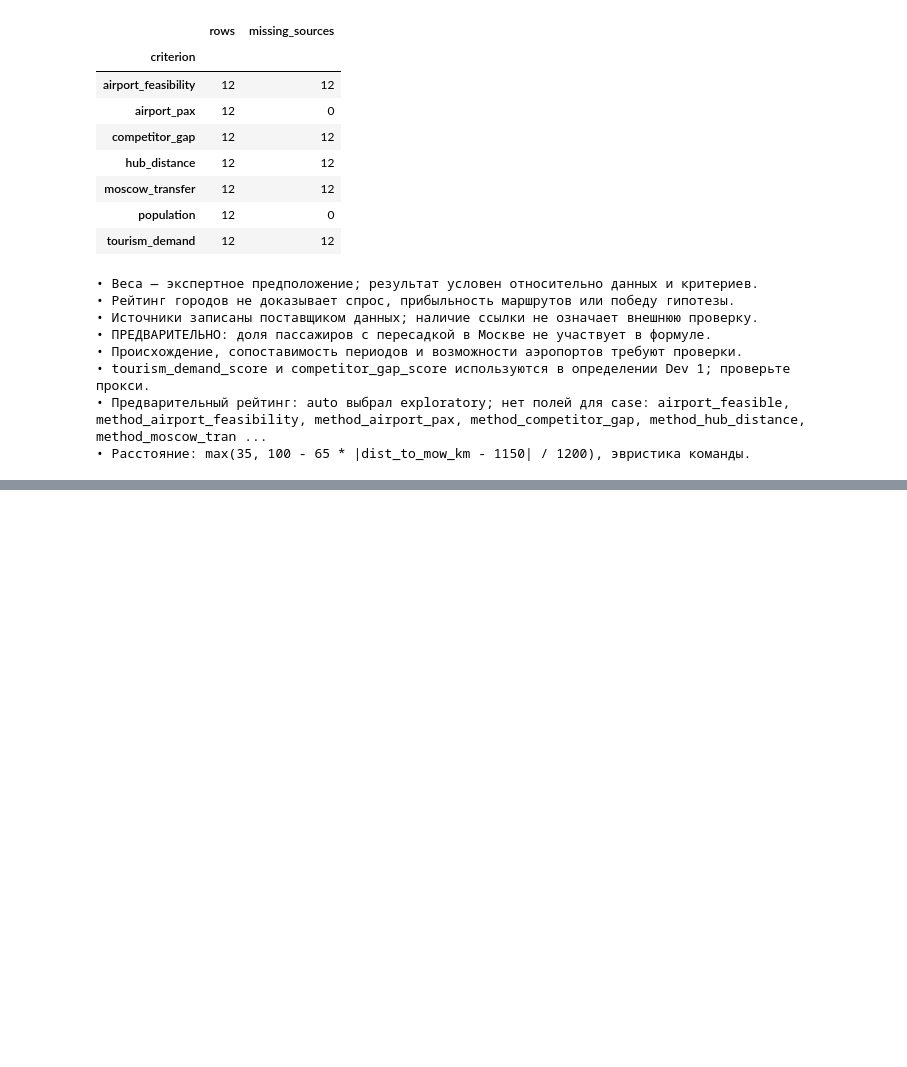
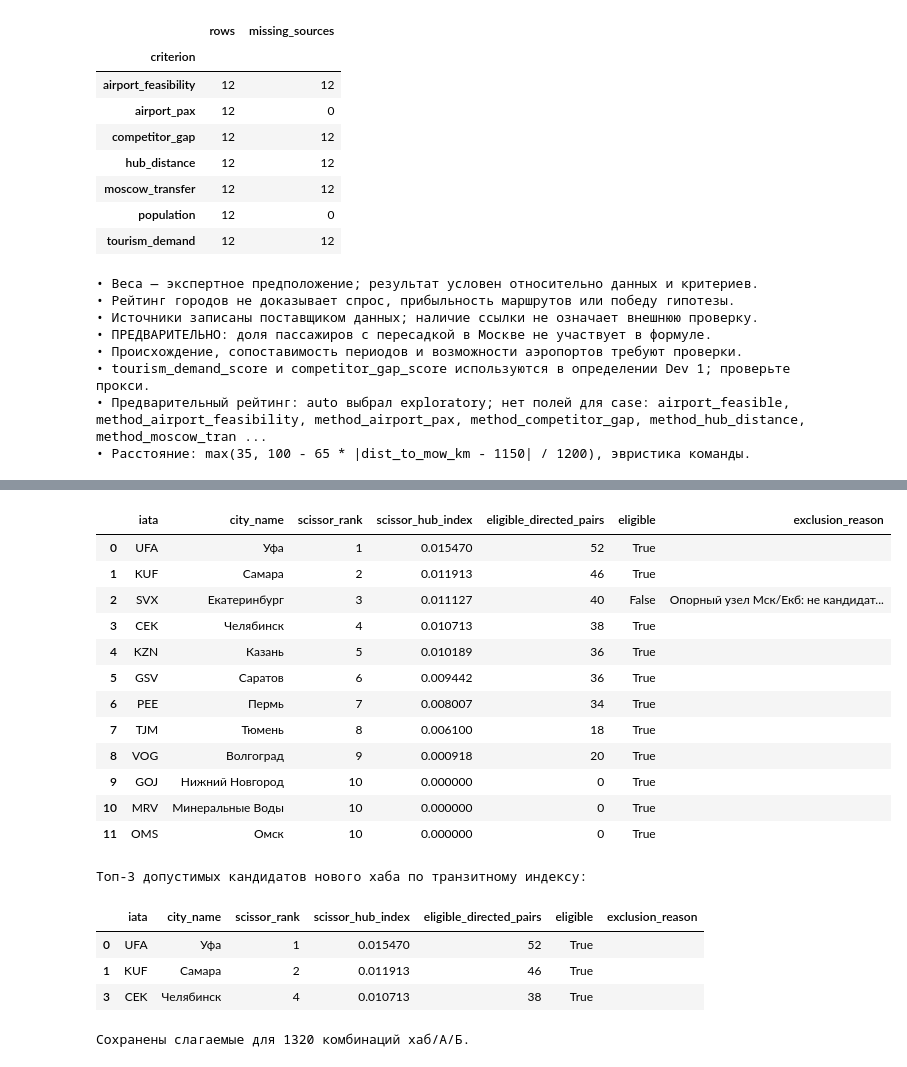
Before and after one commit to Prepodavately/RedWings__hackathon, a Jupyter notebook: notebooks/02_scoring_check.ipynb, the cells around one changed output, grey strips where cells are left out. Saved outputs shown, nothing was run; the diff lists cells and outputs as text; code cells hidden in the pictures; blank space fills up the shorter version.

```diff
--- a/notebooks/02_scoring_check.ipynb
+++ b/notebooks/02_scoring_check.ipynb
@@ -329,0 +342,35 @@ for limitation in hub.limitations:
+# %%
+from src.scoring.city_scorer import calculate_scissor_hub_index
+
+MAX_DETOUR_PCT = 15.0
+scissor = calculate_scissor_hub_index(cities, gravity, max_detour_pct=MAX_DETOUR_PCT)
+scissor_pairs = pd.DataFrame(scissor.attrs["pair_details"])
+summary = scissor[["iata", "city_name", "scissor_rank", "scissor_hub_index", "eligible_directed_pairs"]].merge(
+    hub.table[["iata", "eligible", "exclusion_reason"]], on="iata", validate="one_to_one")
+display(summary)
+print("Топ-3 допустимых кандидатов нового хаба по транзитному индексу:")
+display(summary.loc[summary.eligible].head(3))
+assert len(scissor_pairs) == 12 * 11 * 10
+by_hub = scissor_pairs.groupby("hub_iata").contribution.sum()
+np.testing.assert_allclose(scissor.scissor_hub_index, scissor.iata.map(by_hub))
+print("Сохранены слагаемые для", len(scissor_pairs), "комбинаций хаб/А/Б.")
+# %% [output]
+|  | iata | city_name | scissor_rank | scissor_hub_index | eligible_directed_pairs | eligible | exclusion_reason |
+| 0 | UFA | Уфа | 1 | 0.015470 | 52 | True |  |
+| 1 | KUF | Самара | 2 | 0.011913 | 46 | True |  |
+| 2 | SVX | Екатеринбург | 3 | 0.011127 | 40 | False | Опорный узел Мск/Екб: не кандидат... |
+| 3 | CEK | Челябинск | 4 | 0.010713 | 38 | True |  |
+| 4 | KZN | Казань | 5 | 0.010189 | 36 | True |  |
+| 5 | GSV | Саратов | 6 | 0.009442 | 36 | True |  |
+| 6 | PEE | Пермь | 7 | 0.008007 | 34 | True |  |
+| 7 | TJM | Тюмень | 8 | 0.006100 | 18 | True |  |
+| 8 | VOG | Волгоград | 9 | 0.000918 | 20 | True |  |
+| 9 | GOJ | Нижний Новгород | 10 | 0.000000 | 0 | True |  |
+| 10 | MRV | Минеральные Воды | 10 | 0.000000 | 0 | True |  |
+| 11 | OMS | Омск | 10 | 0.000000 | 0 | True |  |
+Топ-3 допустимых кандидатов нового хаба по транзитному индексу:
+|  | iata | city_name | scissor_rank | scissor_hub_index | eligible_directed_pairs | eligible | exclusion_reason |
+| 0 | UFA | Уфа | 1 | 0.015470 | 52 | True |  |
+| 1 | KUF | Самара | 2 | 0.011913 | 46 | True |  |
+| 3 | CEK | Челябинск | 4 | 0.010713 | 38 | True |  |
+Сохранены слагаемые для 1320 комбинаций хаб/А/Б.
```
Also changed, not shown: parts of 7 cells of this notebook, 15 other files.
